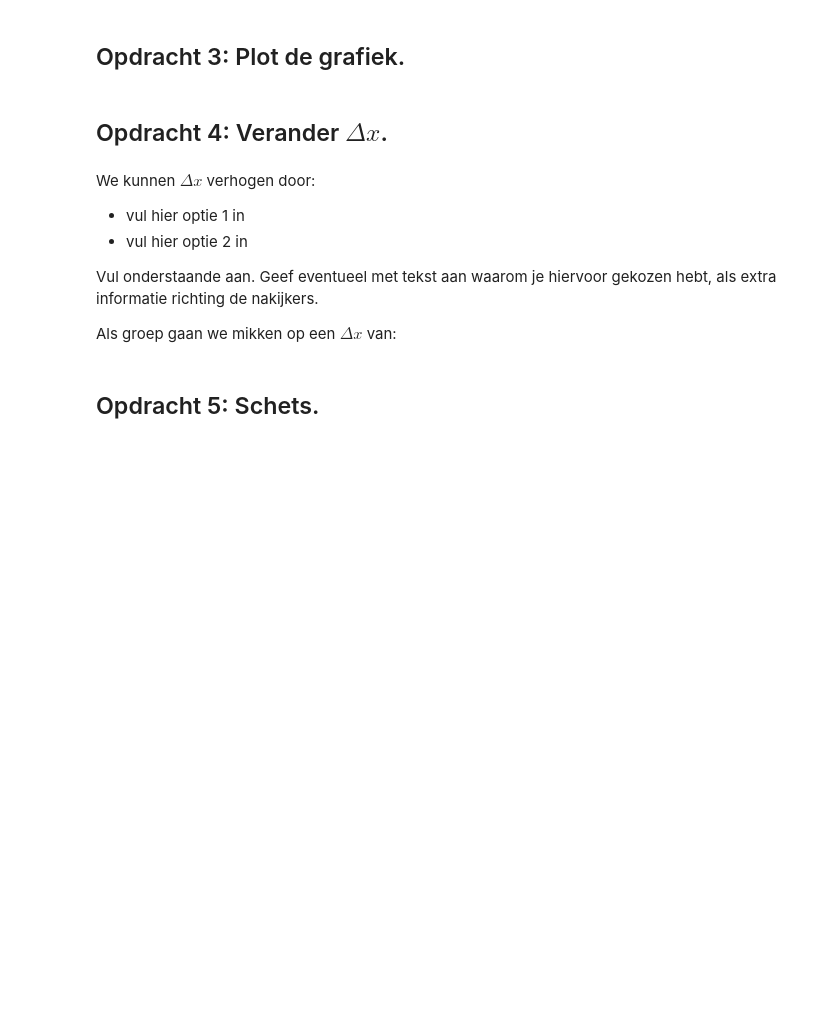
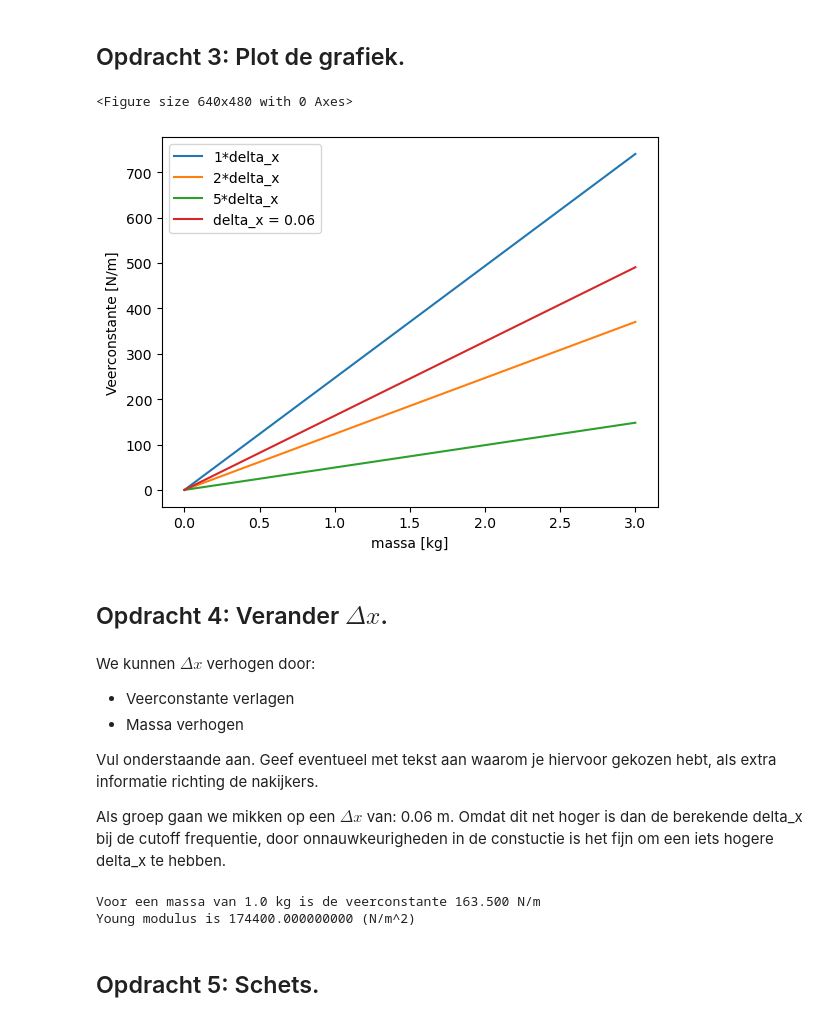
Before and after one commit to yaeljawahierkhan/opdrachten-DEF-D, a Jupyter notebook: FysiekeOntwerpopdrachten/5MaakEenOpstellingTrillingsvrij/Ontwerpopdracht5MaakEenOpstellingTrillingsvrijInvulTemplate.ipynb, the cells around one changed output. Saved outputs shown, nothing was run; the diff lists cells and outputs as text; code cells hidden in the pictures; blank space fills up the shorter version.

```diff
--- a/FysiekeOntwerpopdrachten/5MaakEenOpstellingTrillingsvrij/Ontwerpopdracht5MaakEenOpstellingTrillingsvrijInvulTemplate.ipynb
+++ b/FysiekeOntwerpopdrachten/5MaakEenOpstellingTrillingsvrij/Ontwerpopdracht5MaakEenOpstellingTrillingsvrijInvulTemplate.ipynb
@@ -53,19 +72,49 @@ Vul onderstaande tabel in:
 # %% [markdown]
 ## Opdracht 3: Plot de grafiek.
 # %%
-# Voeg hier je plot in. Lees goed de opdracht wat er in de grafiek moet staan!
-# Het is ook handig om je grafiek op te slaan, doe dat door met plt.savefig().
+
+def c(m,delta_x_func):
+    return (m*g)/delta_x_func
+
+m_test = np.linspace(0,3,100)
+
+plt.figure()
+plt.plot(m_test,c(m_test,delta_x),label="1*delta_x")
+plt.plot(m_test,c(m_test,2*delta_x),label="2*delta_x")
+plt.plot(m_test,c(m_test,5*delta_x),label="5*delta_x")
+plt.plot(m_test,c(m_test,0.06),label="delta_x = 0.06")
+plt.legend()
+plt.xlabel("massa [kg]")
+plt.ylabel("Veerconstante [N/m]")
+plt.savefig("Verband veerconstante massa")
+plt.show()
+# %% [output]
+<Figure size 640x480 with 0 Axes>
+[figure, added]
 # %% [markdown]
 ## Opdracht 4: Verander $\Delta x$.
 # %% [markdown]
 We kunnen $\Delta x$ verhogen door:
 
-- vul hier optie 1 in
-- vul hier optie 2 in
+- Veerconstante verlagen
+- Massa verhogen
 
 Vul onderstaande aan. Geef eventueel met tekst aan waarom je hiervoor gekozen hebt, als extra informatie richting de nakijkers.
 
-Als groep gaan we mikken op een $\Delta x$ van:
+Als groep gaan we mikken op een $\Delta x$ van: 0.06 m. Omdat dit net hoger is dan de berekende delta_x bij de cutoff frequentie, door onnauwkeurigheden in de constuctie is het fijn om een iets hogere delta_x te hebben.
+# %%
+massa = 1 #[kg]
+veerconstante = c(massa,0.06)
+print("Voor een massa van 1.0 kg is de veerconstante %.3f N/m" %(veerconstante))
+
+L =0.8 #[m]
+
+E=(veerconstante*L/(0.015*0.050))
+
+print("Young modulus is %.9f (N/m^2)" %(E))
+# %% [output]
+Voor een massa van 1.0 kg is de veerconstante 163.500 N/m
+Young modulus is 174400.000000000 (N/m^2)
 # %% [markdown]
 ## Opdracht 5: Schets.
 # %% [markdown]
```
Also changed, not shown: parts of 5 cells of this notebook, 1 other file.
